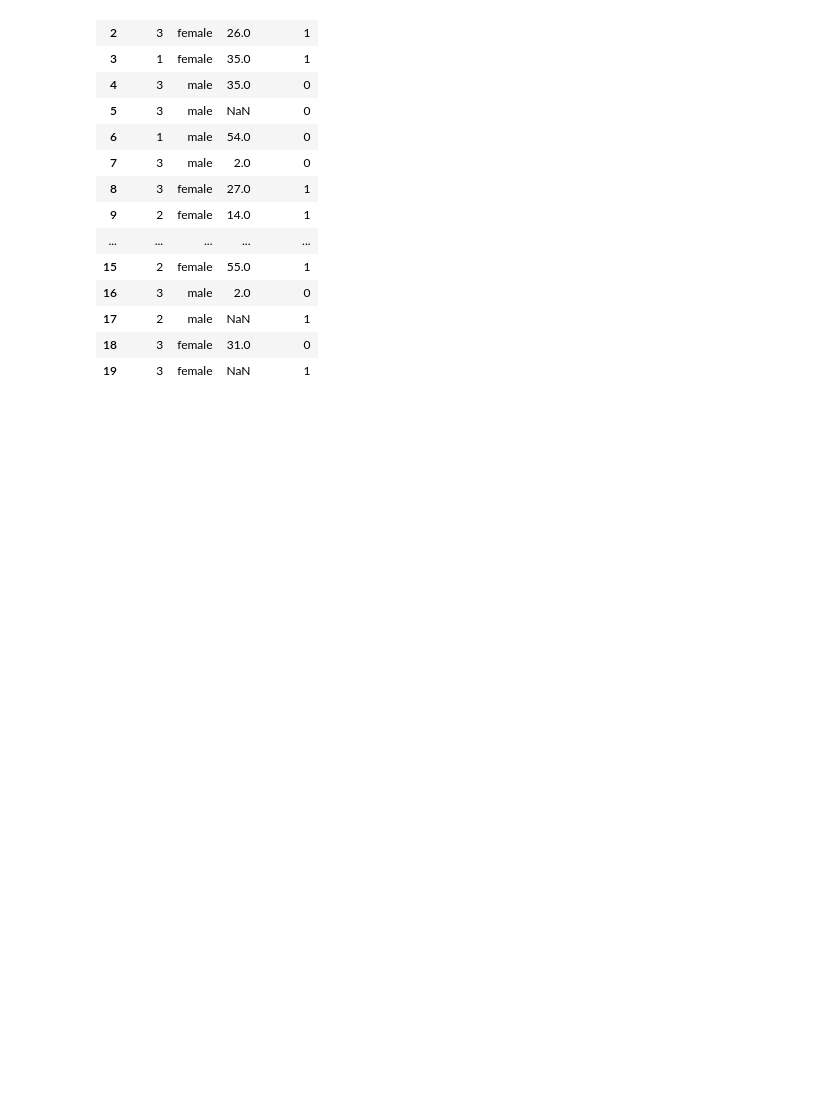
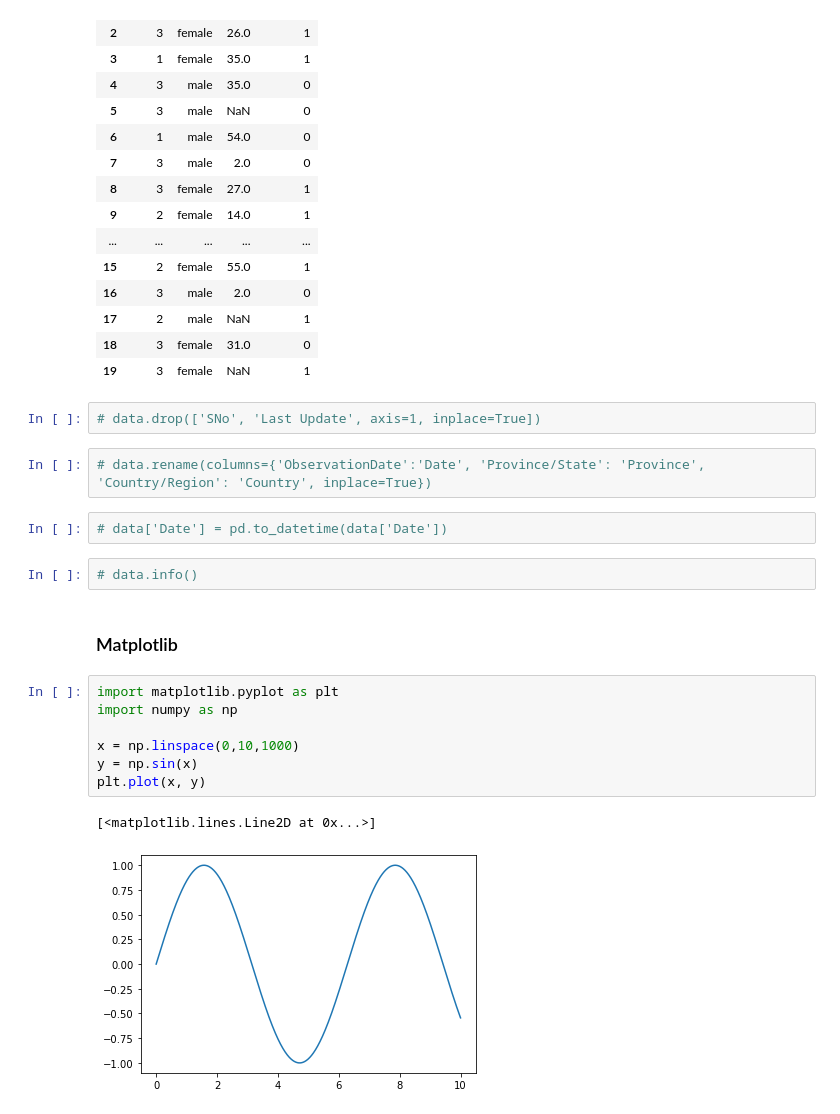
Before and after one commit to SamuelSabasNayo/data-science, a Jupyter notebook: crash_course.ipynb, the cells around one changed output. Saved outputs shown, nothing was run; the diff lists cells and outputs as text; blank space fills up the shorter version.

```diff
--- a/crash_course.ipynb
+++ b/crash_course.ipynb
@@ -383,3 +383,23 @@ titanic_data.head(20)
 | 17 | 2 | male | NaN | 1 |
 | 18 | 3 | female | 31.0 | 0 |
 | 19 | 3 | female | NaN | 1 |
+# %%
+# data.drop(['SNo', 'Last Update', axis=1, inplace=True])
+# %%
+# data.rename(columns={'ObservationDate':'Date', 'Province/State': 'Province', 'Country/Region': 'Country', inplace=True})
+# %%
+# data['Date'] = pd.to_datetime(data['Date'])
+# %%
+# data.info()
+# %% [markdown]
+### Matplotlib
+# %%
+import matplotlib.pyplot as plt
+import numpy as np
+
+x = np.linspace(0,10,1000)
+y = np.sin(x)
+plt.plot(x, y)
+# %% [output]
+[<matplotlib.lines.Line2D at 0x...>]
+[figure, added]
```
Also changed, not shown: parts of 18 cells of this notebook, 7 other files.
